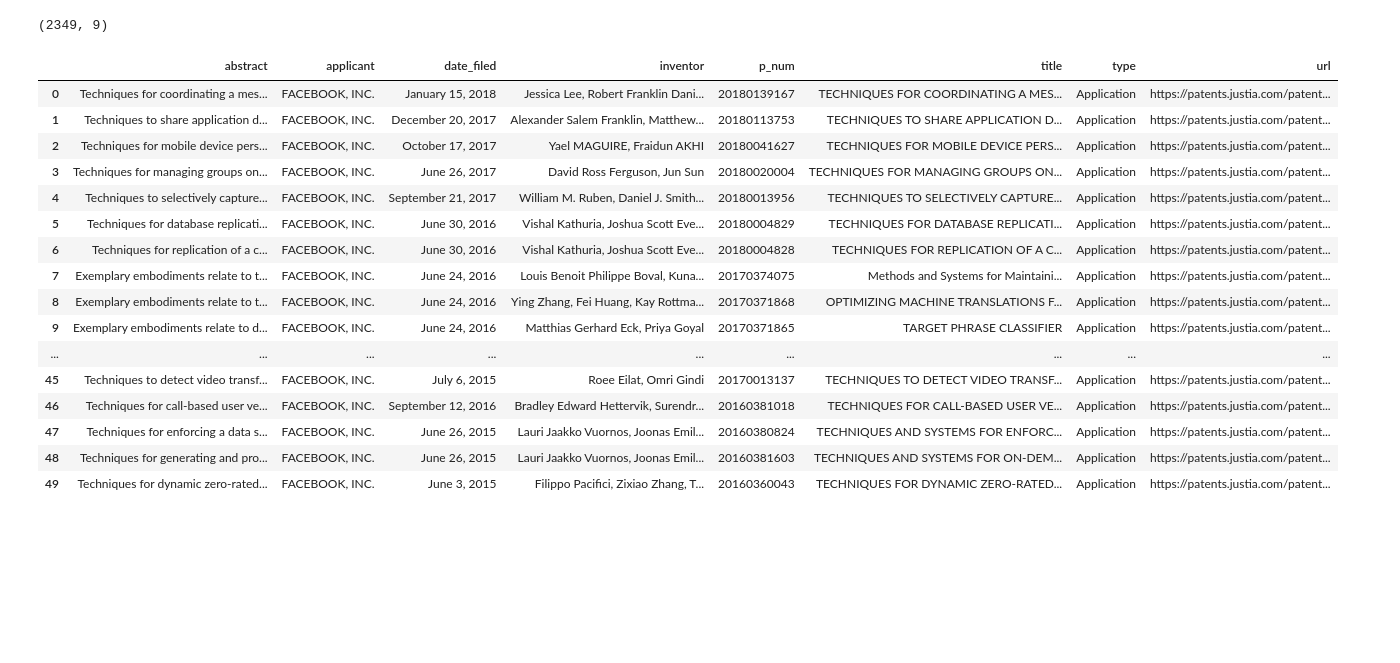
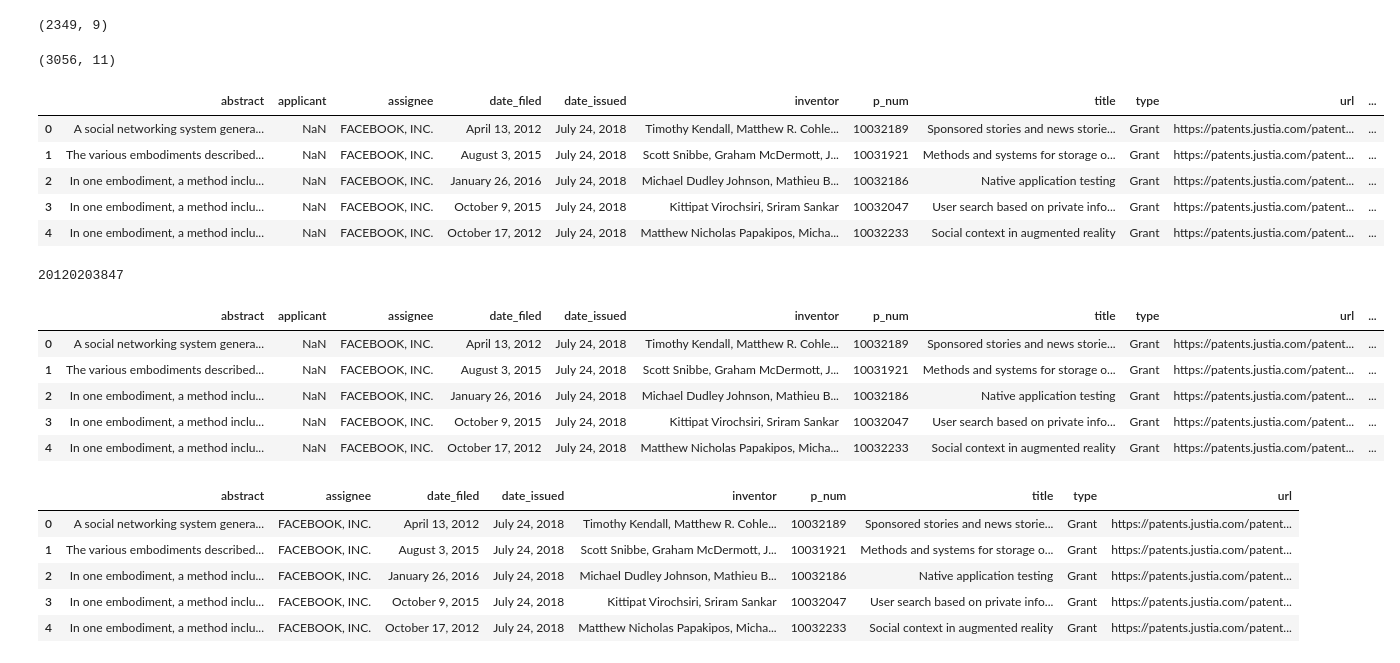
Before and after one commit to christina10211/Data-Studio, a Jupyter notebook: code/03-Facebook_Patents/Scraping Facebook Patents from JUSTIA.com.ipynb, the cells around one changed output. Cells and saved outputs as stored; diff of their text form; code cells hidden in the pictures; blank space fills up the shorter version.

```diff
--- a/code/03-Facebook_Patents/Scraping Facebook Patents from JUSTIA.com.ipynb
+++ b/code/03-Facebook_Patents/Scraping Facebook Patents from JUSTIA.com.ipynb
@@ -190,28 +190,45 @@ for i in range(1,16):
         app_list.append(app_dic)
 # %%
 df_app = pd.DataFrame(app_list)
-# %%
-df_app.head(50)
-# %% [output]
-|  | abstract | applicant | date_filed | inventor | p_num | title | type | url |
-| 0 | Techniques for coordinating a mes... | FACEBOOK, INC. | January 15, 2018 | Jessica Lee, Robert Franklin Dani... | 20180139167 | TECHNIQUES FOR COORDINATING A MES... | Application | https://patents.justia.com/patent... |
-| 1 | Techniques to share application d... | FACEBOOK, INC. | December 20, 2017 | Alexander Salem Franklin, Matthew... | 20180113753 | TECHNIQUES TO SHARE APPLICATION D... | Application | https://patents.justia.com/patent... |
-| 2 | Techniques for mobile device pers... | FACEBOOK, INC. | October 17, 2017 | Yael MAGUIRE, Fraidun AKHI | 20180041627 | TECHNIQUES FOR MOBILE DEVICE PERS... | Application | https://patents.justia.com/patent... |
-| 3 | Techniques for managing groups on... | FACEBOOK, INC. | June 26, 2017 | David Ross Ferguson, Jun Sun | 20180020004 | TECHNIQUES FOR MANAGING GROUPS ON... | Application | https://patents.justia.com/patent... |
-| 4 | Techniques to selectively capture... | FACEBOOK, INC. | September 21, 2017 | William M. Ruben, Daniel J. Smith... | 20180013956 | TECHNIQUES TO SELECTIVELY CAPTURE... | Application | https://patents.justia.com/patent... |
-| 5 | Techniques for database replicati... | FACEBOOK, INC. | June 30, 2016 | Vishal Kathuria, Joshua Scott Eve... | 20180004829 | TECHNIQUES FOR DATABASE REPLICATI... | Application | https://patents.justia.com/patent... |
-| 6 | Techniques for replication of a c... | FACEBOOK, INC. | June 30, 2016 | Vishal Kathuria, Joshua Scott Eve... | 20180004828 | TECHNIQUES FOR REPLICATION OF A C... | Application | https://patents.justia.com/patent... |
-| 7 | Exemplary embodiments relate to t... | FACEBOOK, INC. | June 24, 2016 | Louis Benoit Philippe Boval, Kuna... | 20170374075 | Methods and Systems for Maintaini... | Application | https://patents.justia.com/patent... |
-| 8 | Exemplary embodiments relate to t... | FACEBOOK, INC. | June 24, 2016 | Ying Zhang, Fei Huang, Kay Rottma... | 20170371868 | OPTIMIZING MACHINE TRANSLATIONS F... | Application | https://patents.justia.com/patent... |
-| 9 | Exemplary embodiments relate to d... | FACEBOOK, INC. | June 24, 2016 | Matthias Gerhard Eck, Priya Goyal | 20170371865 | TARGET PHRASE CLASSIFIER | Application | https://patents.justia.com/patent... |
-| ... | ... | ... | ... | ... | ... | ... | ... | ... |
-| 45 | Techniques to detect video transf... | FACEBOOK, INC. | July 6, 2015 | Roee Eilat, Omri Gindi | 20170013137 | TECHNIQUES TO DETECT VIDEO TRANSF... | Application | https://patents.justia.com/patent... |
-| 46 | Techniques for call-based user ve... | FACEBOOK, INC. | September 12, 2016 | Bradley Edward Hettervik, Surendr... | 20160381018 | TECHNIQUES FOR CALL-BASED USER VE... | Application | https://patents.justia.com/patent... |
-| 47 | Techniques for enforcing a data s... | FACEBOOK, INC. | June 26, 2015 | Lauri Jaakko Vuornos, Joonas Emil... | 20160380824 | TECHNIQUES AND SYSTEMS FOR ENFORC... | Application | https://patents.justia.com/patent... |
-| 48 | Techniques for generating and pro... | FACEBOOK, INC. | June 26, 2015 | Lauri Jaakko Vuornos, Joonas Emil... | 20160381603 | TECHNIQUES AND SYSTEMS FOR ON-DEM... | Application | https://patents.justia.com/patent... |
-| 49 | Techniques for dynamic zero-rated... | FACEBOOK, INC. | June 3, 2015 | Filippo Pacifici, Zixiao Zhang, T... | 20160360043 | TECHNIQUES FOR DYNAMIC ZERO-RATED... | Application | https://patents.justia.com/patent... |
 # %%
 #save the two tables into csv files
 
 df_patent.to_csv('patents.csv',index = False)
 df_app.to_csv('applications.csv',index = False)
+# %%
+df = pd.read_csv('allpatents.csv')
+df.shape
+# %% [output]
+(3056, 11)
+# %%
+df.head()
+# %% [output]
+|  | abstract | applicant | assignee | date_filed | date_issued | inventor | p_num | title | type | url | ... |
+| 0 | A social networking system genera... | NaN | FACEBOOK, INC. | April 13, 2012 | July 24, 2018 | Timothy Kendall, Matthew R. Cohle... | 10032189 | Sponsored stories and news storie... | Grant | https://patents.justia.com/patent... | ... |
+| 1 | The various embodiments described... | NaN | FACEBOOK, INC. | August 3, 2015 | July 24, 2018 | Scott Snibbe, Graham McDermott, J... | 10031921 | Methods and systems for storage o... | Grant | https://patents.justia.com/patent... | ... |
+| 2 | In one embodiment, a method inclu... | NaN | FACEBOOK, INC. | January 26, 2016 | July 24, 2018 | Michael Dudley Johnson, Mathieu B... | 10032186 | Native application testing | Grant | https://patents.justia.com/patent... | ... |
+| 3 | In one embodiment, a method inclu... | NaN | FACEBOOK, INC. | October 9, 2015 | July 24, 2018 | Kittipat Virochsiri, Sriram Sankar | 10032047 | User search based on private info... | Grant | https://patents.justia.com/patent... | ... |
+| 4 | In one embodiment, a method inclu... | NaN | FACEBOOK, INC. | October 17, 2012 | July 24, 2018 | Matthew Nicholas Papakipos, Micha... | 10032233 | Social context in augmented reality | Grant | https://patents.justia.com/patent... | ... |
+# %%
+url = 'https://patents.justia.com/patent/10032189'
+
+response = requests.get(url).content
+
+soup = BeautifulSoup(response, 'html5lib')
+
+# print(soup.find_all('span'))
+
+
+blocks = soup.find('div',{'id':'history'}).find('div',{'class':'wrap'}).find('a')
+print(blocks.text)
+# list_=[]
+# for block in blocks:
+#     classification = (block.text.strip())
+#     if classification not in list_:
+#         list_.append(classification)
+# list_
+# pub_num = blocks.text.strip()
+# p_num = re.findall('Patent Publication number: (\d+)\n',pub_num)
+# p_num
+# %% [output]
+20120203847
@@ -217,0 +259,10 @@ df_app.to_csv('applications.csv',index = False)
+# %%
+test = df
+test.head()
+# %% [output]
+|  | abstract | applicant | assignee | date_filed | date_issued | inventor | p_num | title | type | url | ... |
+| 0 | A social networking system genera... | NaN | FACEBOOK, INC. | April 13, 2012 | July 24, 2018 | Timothy Kendall, Matthew R. Cohle... | 10032189 | Sponsored stories and news storie... | Grant | https://patents.justia.com/patent... | ... |
+| 1 | The various embodiments described... | NaN | FACEBOOK, INC. | August 3, 2015 | July 24, 2018 | Scott Snibbe, Graham McDermott, J... | 10031921 | Methods and systems for storage o... | Grant | https://patents.justia.com/patent... | ... |
+| 2 | In one embodiment, a method inclu... | NaN | FACEBOOK, INC. | January 26, 2016 | July 24, 2018 | Michael Dudley Johnson, Mathieu B... | 10032186 | Native application testing | Grant | https://patents.justia.com/patent... | ... |
+| 3 | In one embodiment, a method inclu... | NaN | FACEBOOK, INC. | October 9, 2015 | July 24, 2018 | Kittipat Virochsiri, Sriram Sankar | 10032047 | User search based on private info... | Grant | https://patents.justia.com/patent... | ... |
+| 4 | In one embodiment, a method inclu... | NaN | FACEBOOK, INC. | October 17, 2012 | July 24, 2018 | Matthew Nicholas Papakipos, Micha... | 10032233 | Social context in augmented reality | Grant | https://patents.justia.com/patent... | ... |
@@ -217,0 +271,9 @@ df_app.to_csv('applications.csv',index = False)
+# %%
+df_grant.head()
+# %% [output]
+|  | abstract | assignee | date_filed | date_issued | inventor | p_num | title | type | url |
+| 0 | A social networking system genera... | FACEBOOK, INC. | April 13, 2012 | July 24, 2018 | Timothy Kendall, Matthew R. Cohle... | 10032189 | Sponsored stories and news storie... | Grant | https://patents.justia.com/patent... |
+| 1 | The various embodiments described... | FACEBOOK, INC. | August 3, 2015 | July 24, 2018 | Scott Snibbe, Graham McDermott, J... | 10031921 | Methods and systems for storage o... | Grant | https://patents.justia.com/patent... |
+| 2 | In one embodiment, a method inclu... | FACEBOOK, INC. | January 26, 2016 | July 24, 2018 | Michael Dudley Johnson, Mathieu B... | 10032186 | Native application testing | Grant | https://patents.justia.com/patent... |
+| 3 | In one embodiment, a method inclu... | FACEBOOK, INC. | October 9, 2015 | July 24, 2018 | Kittipat Virochsiri, Sriram Sankar | 10032047 | User search based on private info... | Grant | https://patents.justia.com/patent... |
+| 4 | In one embodiment, a method inclu... | FACEBOOK, INC. | October 17, 2012 | July 24, 2018 | Matthew Nicholas Papakipos, Micha... | 10032233 | Social context in augmented reality | Grant | https://patents.justia.com/patent... |
```
Also changed, not shown: parts of 24 cells of this notebook, 16 other files.
